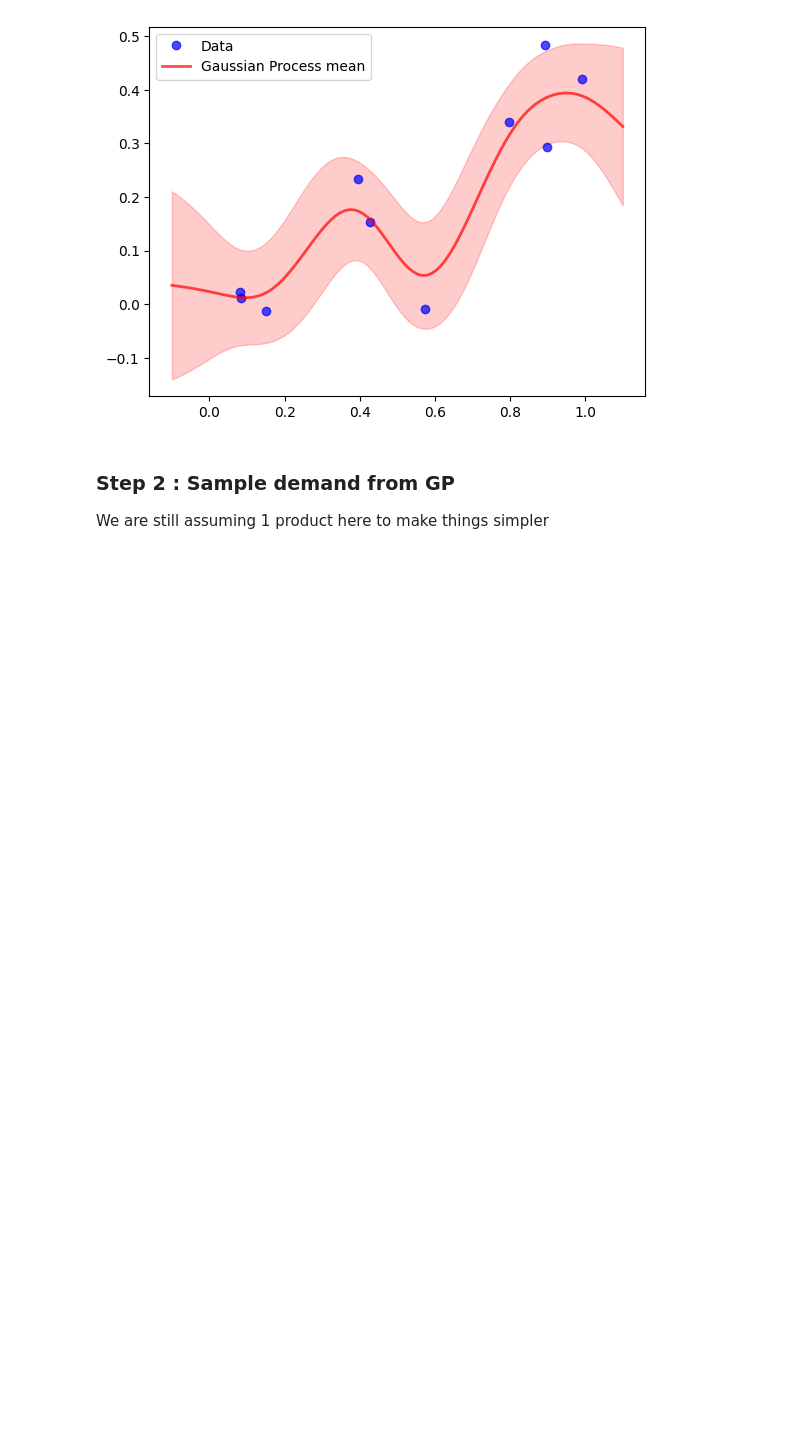
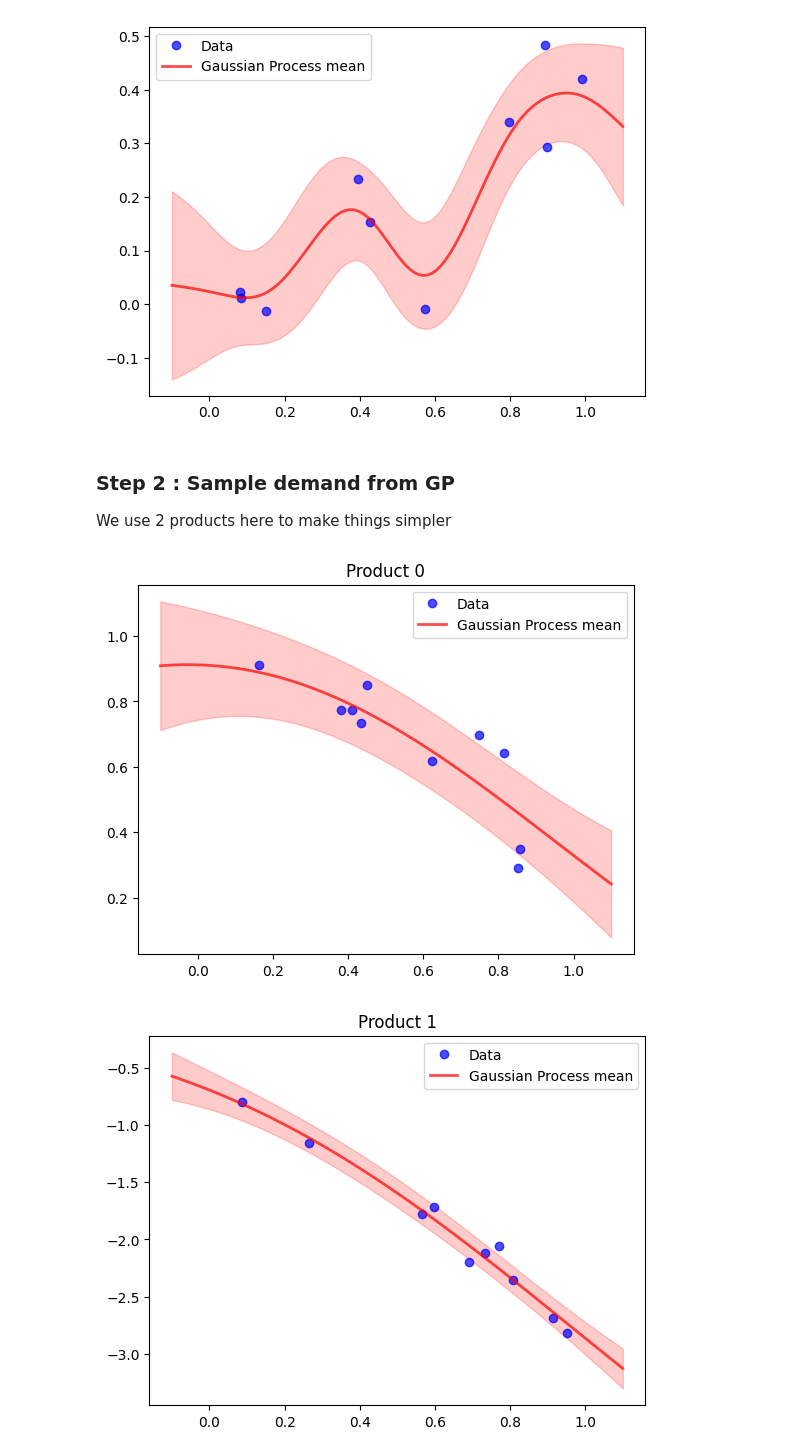
Before and after one commit to jordan-sparq/ThompsonSampling, a Jupyter notebook: ThompsonSampling/notebooks/ts-gp.ipynb, the cells around one changed output. Saved outputs shown, nothing was run; the diff lists cells and outputs as text; code cells hidden in the pictures; blank space fills up the shorter version.

```diff
--- a/ThompsonSampling/notebooks/ts-gp.ipynb
+++ b/ThompsonSampling/notebooks/ts-gp.ipynb
@@ -57,5 +57,38 @@ plt.legend(); plt.show();
 [figure]
 # %% [markdown]
 ### Step 2 : Sample demand from GP
-
-We are still assuming 1 product here to make things simpler
+We use 2 products here to make things simpler
+# %%
+%%capture
+### kernel
+kernel = 1 * RationalQuadratic(alpha= 10, length_scale=100) + WhiteKernel(noise_level=1, noise_level_bounds=(1e-5, 1e2))
+### generate datasets for both products
+Ds = [generate_fake_data(0, 1, 10, 2, 0.1) for _ in range(2)]
+### generate GPs for both products
+GPs = [GPR(Ds[i][0].reshape(-1,1), Ds[i][1].reshape(-1,1), kernel = kernel) for i in range(2)]
+# %%
+### Plot model to check
+Xplot = np.linspace(-0.1, 1.1, 100)
+mean0, std0 = GPs[0].predict(Xplot.reshape(-1,1), return_std=True)
+mean1, std1 = GPs[1].predict(Xplot.reshape(-1,1), return_std=True)
+# %%
+plt.figure()
+plt.title('Product 0')
+plt.plot(Ds[0][0], Ds[0][1], 'bo', label="""Data""", alpha=0.7)
+plt.plot(Xplot, mean0, 'r', linewidth=2, label='Gaussian Process mean', alpha=0.7)
+plt.fill_between(Xplot, mean0 - std0, mean0 + std0, alpha=0.2, color='r')
+# plt.title("""Ackley's function at $y=0$, GP fit with random samples""", fontsize=14); plt.xlabel('$x$'); plt.ylabel('$f(x)$');
+plt.legend()
+plt.show()
+
+plt.figure()
+plt.title('Product 1')
+plt.plot(Ds[1][0], Ds[1][1], 'bo', label="""Data""", alpha=0.7)
+plt.plot(Xplot, mean1, 'r', linewidth=2, label='Gaussian Process mean', alpha=0.7)
+plt.fill_between(Xplot, mean1 - std1, mean1 + std1, alpha=0.2, color='r')
+# plt.title("""Ackley's function at $y=0$, GP fit with random samples""", fontsize=14); plt.xlabel('$x$'); plt.ylabel('$f(x)$');
+plt.legend()
+plt.show()
+# %% [output]
+[figure, added]
+[figure, added]
```
Also changed, not shown: parts of 5 cells of this notebook.
